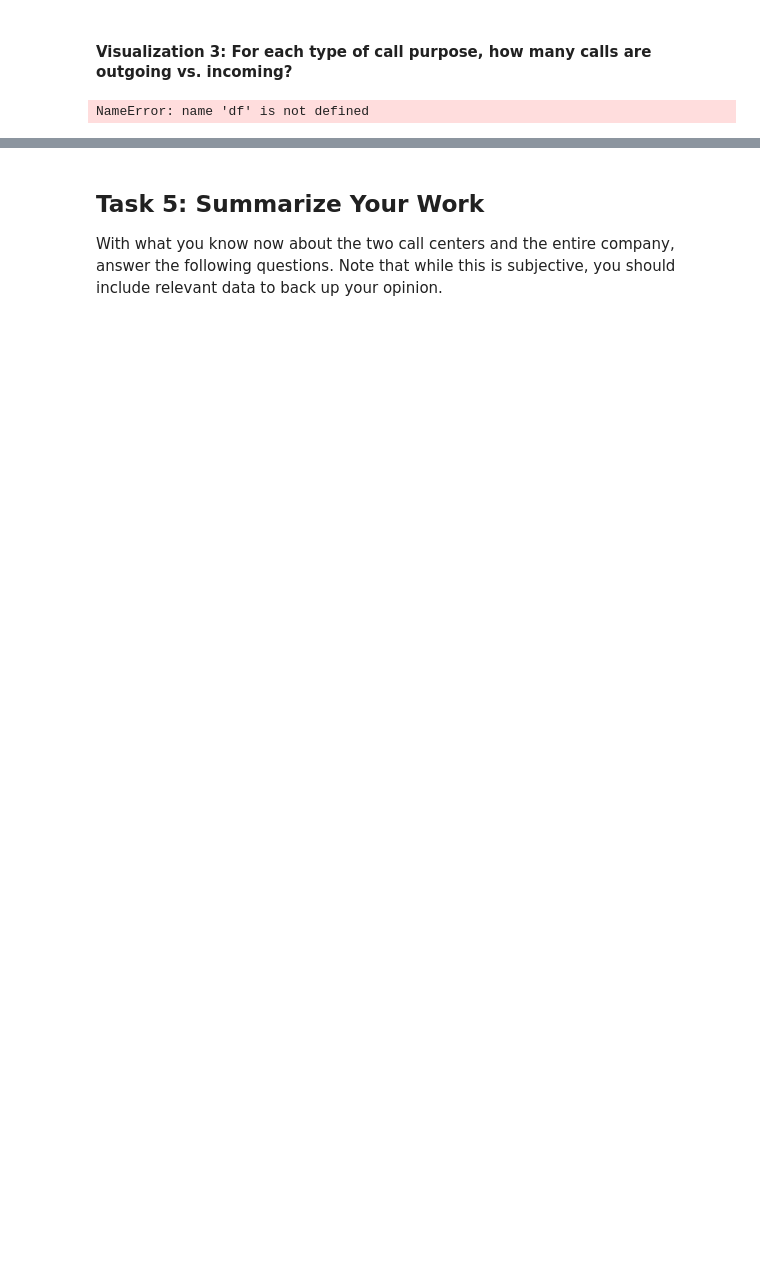
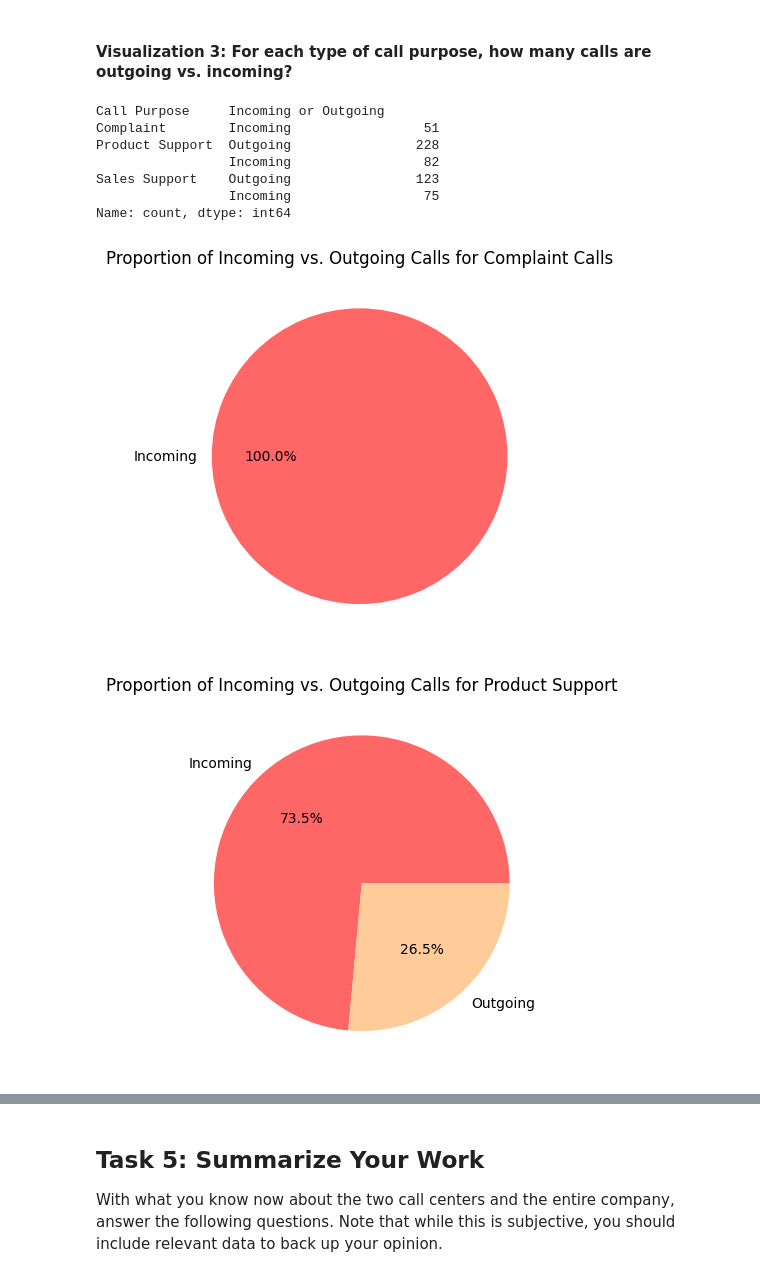
Before and after one commit to MC-18/call-center-cleanup-assignment, a Jupyter notebook: Call_Center_Cleanup.ipynb, the cells around one changed output, grey strips where cells are left out. Cells and saved outputs as stored; diff of their text form; code cells hidden in the pictures; blank space fills up the shorter version.

```diff
--- a/Call_Center_Cleanup.ipynb
+++ b/Call_Center_Cleanup.ipynb
@@ -504,16 +502,52 @@ for container in ax.containers:
 # %%
 # Create visualization 3 here:
 # The three dictionaries, complaints, sales_support, and product_support, have the information you need
 
 purpose_group = df.groupby("Call Purpose")
 call_purpose = ["Complaint", "Product Support", "Sales Support"]
 purpose_counts = purpose_group["Incoming or Outgoing"].value_counts()
 print(purpose_counts)
 
 complaints = purpose_counts["Complaint"].to_dict()
 sales_support = purpose_counts["Sales Support"].to_dict()
 product_support = purpose_counts["Product Support"].to_dict()
 
 #Your Code Here:
+# Complaints Pie Chart
+color =['#ff6666']
+plt.figure(0)
+complaint_counts = purpose_counts.loc["Complaint"]
+complaint_counts2 = complaint_counts.values
+labels = ['Incoming']
+plt.pie(complaint_counts2, labels=labels, autopct='%1.1f%%', colors=color)
+plt.title("Proportion of Incoming vs. Outgoing Calls for Complaint Calls")
+
+# Product Support Pie Chart
+plt.figure(1)
+ps_counts = purpose_counts.loc["Product Support"]
+ps_counts2 = ps_counts.values
+labels = ['Incoming', 'Outgoing']
+colors = ['#ff6666', '#ffcc99', '#99ff99', '#66b3ff']
+plt.pie(ps_counts2, labels=labels, autopct='%1.1f%%', colors=colors)
+plt.title("Proportion of Incoming vs. Outgoing Calls for Product Support")
+
+# Sales Support Pie Charts
+plt.figure(2)
+ss_counts = purpose_counts.loc["Sales Support"]
+ss_counts2 = ss_counts.values
+labels = ['Incoming', 'Outgoing']
+colors = ['#ff6666', '#ffcc99', '#99ff99', '#66b3ff']
+plt.pie(ss_counts2, labels=labels, autopct='%1.1f%%', colors = colors)
+plt.title("Proportion of Incoming vs. Outgoing Calls for Sales Support")
+
+plt.show()
 # %% [output]
-NameError: name 'df' is not defined
+Call Purpose     Incoming or Outgoing
+Complaint        Incoming                 51
+Product Support  Outgoing                228
+                 Incoming                 82
+Sales Support    Outgoing                123
+                 Incoming                 75
+Name: count, dtype: int64
+[figure, added]
+[figure, added]
```
Also changed, not shown: parts of 6 cells of this notebook.
